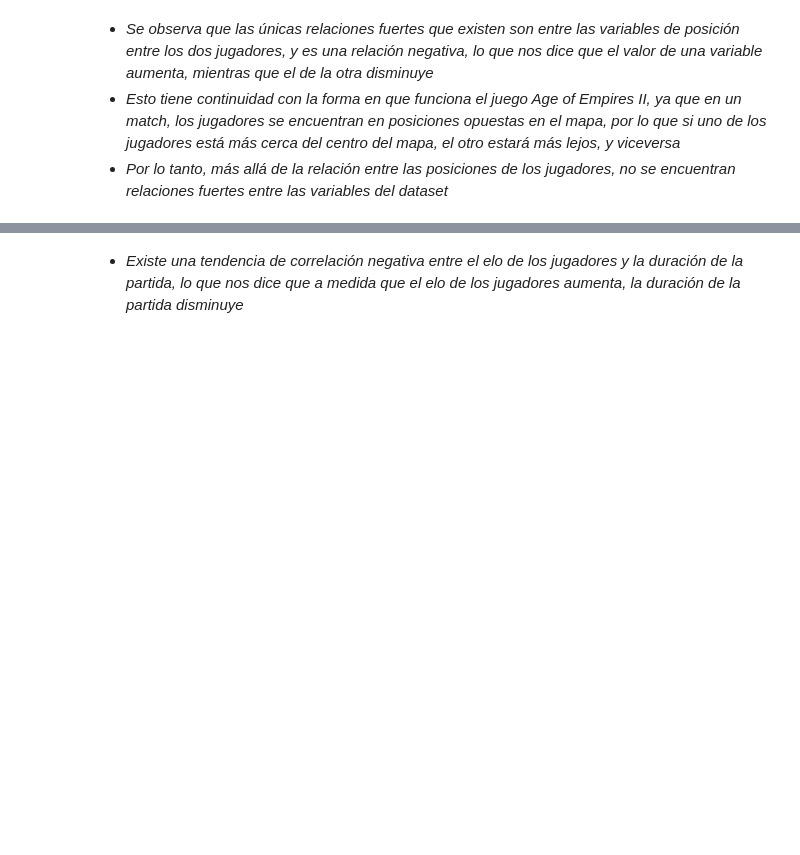
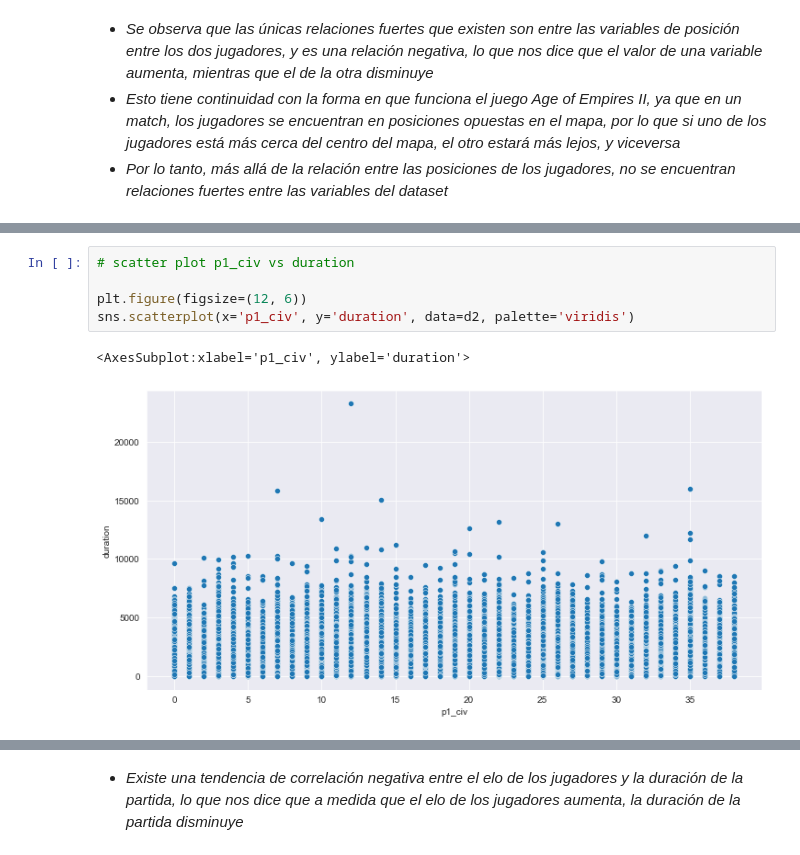
Before and after one commit to DiegoPerdomo0805/proyecto_aoe2, a Jupyter notebook: exploration.ipynb, the cells around one changed output, grey strips where cells are left out. Drawn from its saved outputs; the diff is of its cells as text; blank space fills up the shorter version.

```diff
--- a/exploration.ipynb
+++ b/exploration.ipynb
@@ -370 +370,9 @@ sns.scatterplot(x='elo', y='duration', data=d2, palette='viridis')
 [figure]
+# %%
+# scatter plot p1_civ vs duration
+
+plt.figure(figsize=(12, 6))
+sns.scatterplot(x='p1_civ', y='duration', data=d2, palette='viridis')
+# %% [output]
+<AxesSubplot:xlabel='p1_civ', ylabel='duration'>
+[figure, added]
```
Also changed, not shown: parts of 12 cells of this notebook, 2 other files.
